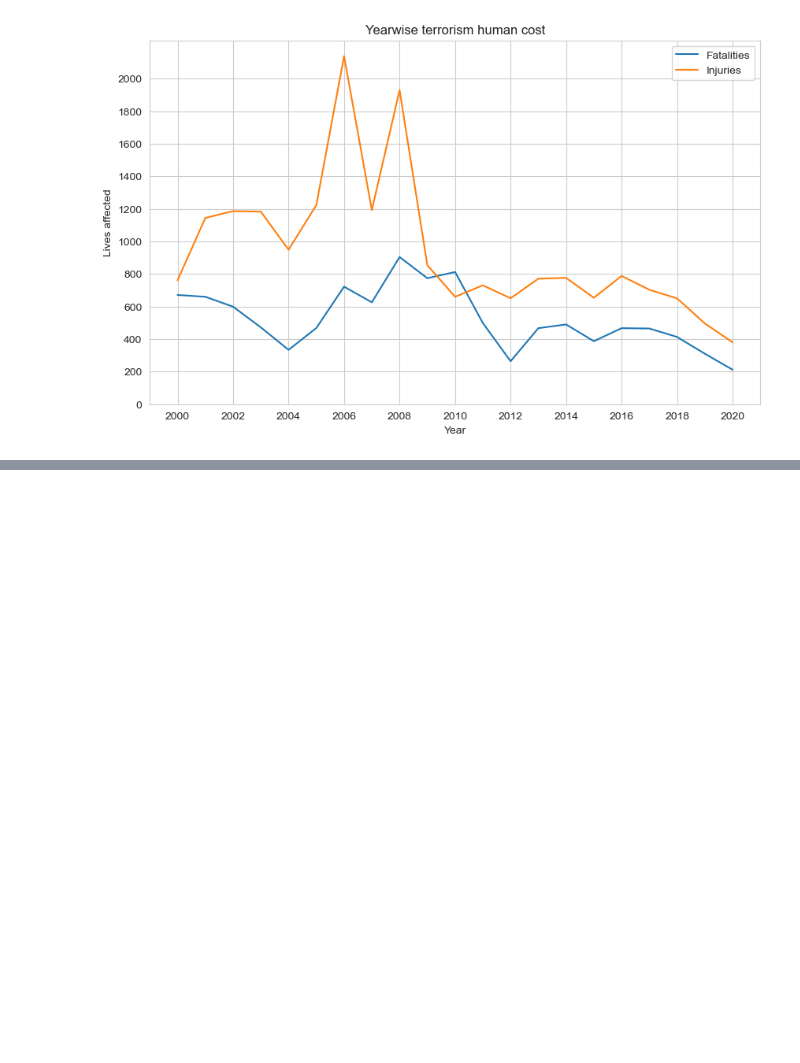
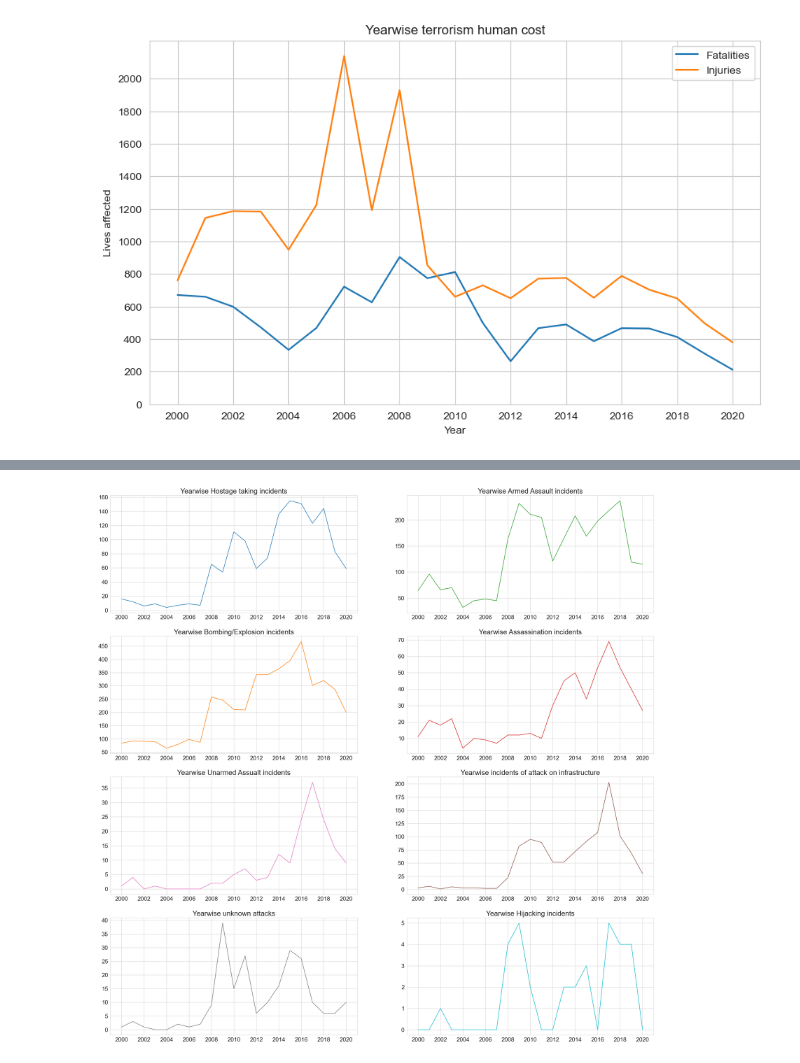
Before and after one commit to Apopheniac-exe/india-terrorism-data-analysis, a Jupyter notebook: notebooks/01_exploratory_analysis.ipynb, the cells around one changed output, grey strips where cells are left out. Cells and saved outputs as stored; diff of their text form; code cells hidden in the pictures; blank space fills up the shorter version.

```diff
--- a/notebooks/01_exploratory_analysis.ipynb
+++ b/notebooks/01_exploratory_analysis.ipynb
@@ -250,0 +297,17 @@ plt.legend();
+# %%
+mask3=final_df['attacktype1_txt'].isin(['Hostage Taking (Kidnapping)','Hostage Taking (Barricade Incident)'])
+mask4=final_df['attacktype1_txt'].isin(['Armed Assault'])
+mask5=final_df['attacktype1_txt'].isin(['Bombing/Explosion'])
+mask6=final_df['attacktype1_txt'].isin(['Assassination'])
+mask7=final_df['attacktype1_txt'].isin(['Unarmed Assault'])
+mask8=final_df['attacktype1_txt'].isin(['Facility/Infrastructure Attack'])
+mask9=final_df['attacktype1_txt'].isin(['Unknown'])
+mask10=final_df['attacktype1_txt'].isin(['Hijacking'])
+summary_df['Hostage taking']=(summary_df['iyear'].map(final_df.loc[mask3].groupby('iyear').size()))
+summary_df['Armed Assault']=(summary_df['iyear'].map(final_df.loc[mask4].groupby('iyear').size()))
+summary_df['Bombing/Explosion']=(summary_df['iyear'].map(final_df.loc[mask5].groupby('iyear').size()))
+summary_df['Assassination']=(summary_df['iyear'].map(final_df.loc[mask6].groupby('iyear').size()))
+summary_df['Unarmed Assault']=(summary_df['iyear'].map(final_df.loc[mask7].groupby('iyear').size()))
+summary_df['Facility/Infra attack']=(summary_df['iyear'].map(final_df.loc[mask8].groupby('iyear').size()))
+summary_df['Unknown type attacks']=(summary_df['iyear'].map(final_df.loc[mask9].groupby('iyear').size()))
+summary_df['Hijacking']=(summary_df['iyear'].map(final_df.loc[mask10].groupby('iyear').size()))
@@ -250,0 +334,2 @@ plt.legend();
+# %%
+summary_df=summary_df.fillna(0)
@@ -250,0 +356,24 @@ plt.legend();
+# %%
+plt.rcParams['figure.figsize'] = [30, 30]
+plt.rcParams['font.size']=18
+fig, axs=plt.subplots(4,2)
+axs[0][0].plot(summary_df['iyear'],summary_df['Hostage taking'], 'tab:blue')
+axs[0][0].set_title('Yearwise Hostage taking incidents')
+axs[0][1].plot(summary_df['iyear'],summary_df['Armed Assault'], 'tab:green')
+axs[0][1].set_title('Yearwise Armed Assault incidents');
+axs[1][0].plot(summary_df['iyear'],summary_df['Bombing/Explosion'], 'tab:orange')
+axs[1][0].set_title('Yearwise Bombing/Explosion incidents');
+axs[1][1].plot(summary_df['iyear'],summary_df['Assassination'], 'tab:red')
+axs[1][1].set_title('Yearwise Assassination incidents');
+axs[2][0].plot(summary_df['iyear'],summary_df['Unarmed Assault'], 'tab:pink')
+axs[2][0].set_title('Yearwise Unarmed Assualt incidents');
+axs[2][1].plot(summary_df['iyear'],summary_df['Facility/Infra attack'], 'tab:brown')
+axs[2][1].set_title('Yearwise incidents of attack on infrastructure');
+axs[3][0].plot(summary_df['iyear'],summary_df['Unknown type attacks'], 'tab:grey')
+axs[3][0].set_title('Yearwise unknown attacks');
+axs[3][1].plot(summary_df['iyear'],summary_df['Hijacking'], 'tab:cyan')
+axs[3][1].set_title('Yearwise Hijacking incidents');
+for ax in axs.flat:   # axs.flat flattens the 2D array
+    ax.set_xticks(range(2000, 2021, 2))
+# %% [output]
+[figure, added]
```
Also changed, not shown: parts of 21 cells of this notebook.
